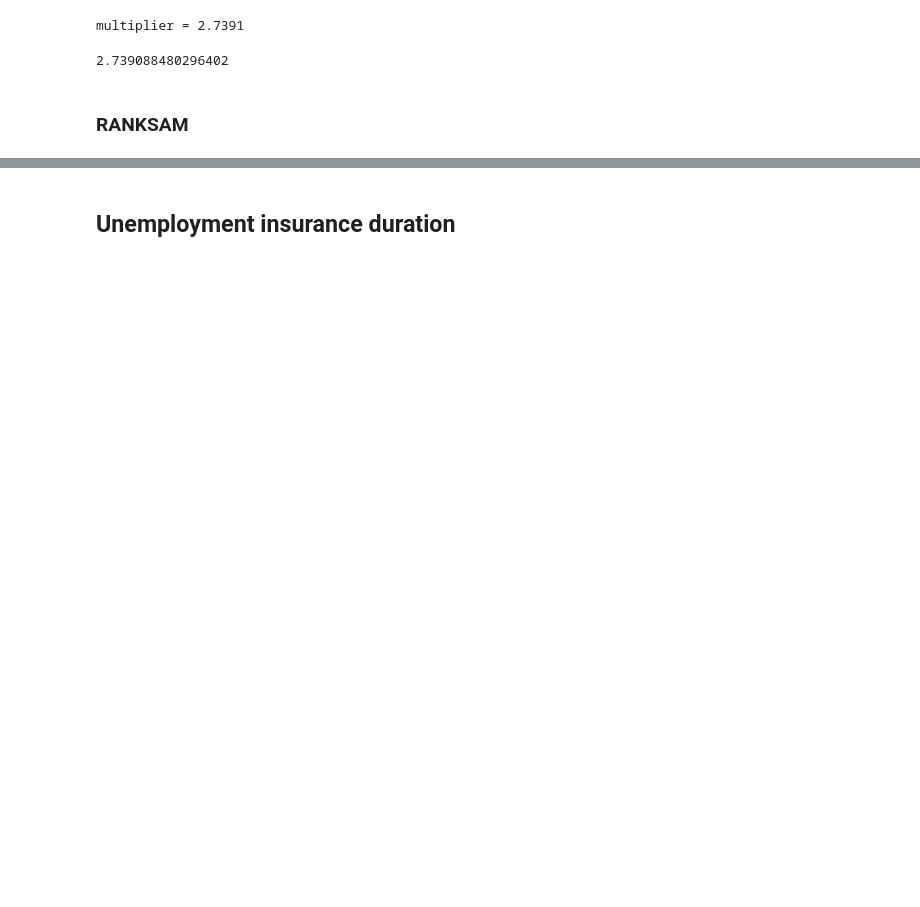
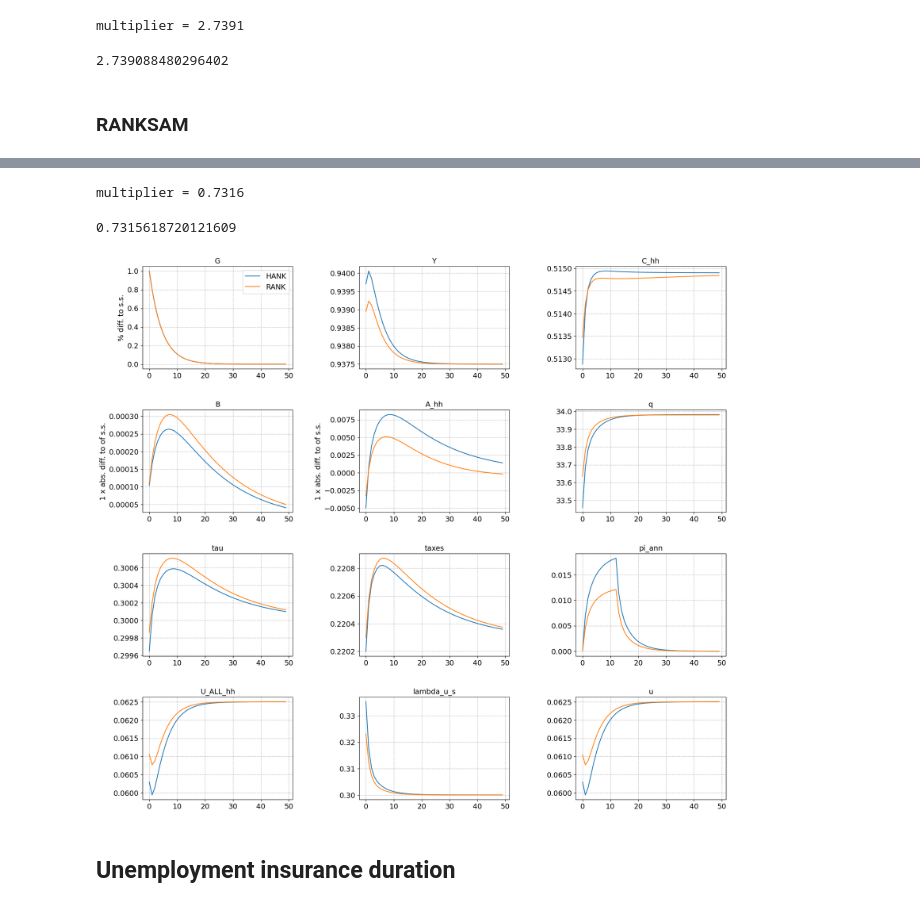
Before and after one commit to JohanOelgaard/AdvMacroHetAgent, a Jupyter notebook: Exam/HANK-SAM.ipynb, the cells around one changed output, grey strips where cells are left out. Cells and saved outputs as stored; diff of their text form; code cells hidden in the pictures; blank space fills up the shorter version.

Commit message:
Implemented RANKSAMModel

```diff
--- a/Exam/HANK-SAM.ipynb
+++ b/Exam/HANK-SAM.ipynb
@@ -242,0 +233,3 @@ modelRA.par.beta_BS = 1/(1+modelRA.par.r_ss)
+# %%
+modelRA = RANKSAMModelClass(name='baseline')
+modelRA.ss.u_bar = 6.0
@@ -243,3 +276,12 @@ modelRA.par.beta_BS = 1/(1+modelRA.par.r_ss)
+# %%
+modelRA.fiscal_multiplier()
+# %% [output]
+multiplier = 0.7316
+0.7315618720121609
+# %%
+model.compare_IRFs(models=[model, modelRA],labels=['HANK','RANK'],varnames=paths,abs_diff=abs_diff,lvl_value=lvl_value,T_max=50,ncols=3,do_targets=False,do_shocks=False,filename='figures/IRFs_G_HANK_RANK')
+# %% [output]
+[figure, added]
 # %% [markdown]
 ## Unemployment insurance duration
 # %%
```
Also changed, not shown: parts of 10 cells of this notebook, 20 other files.
